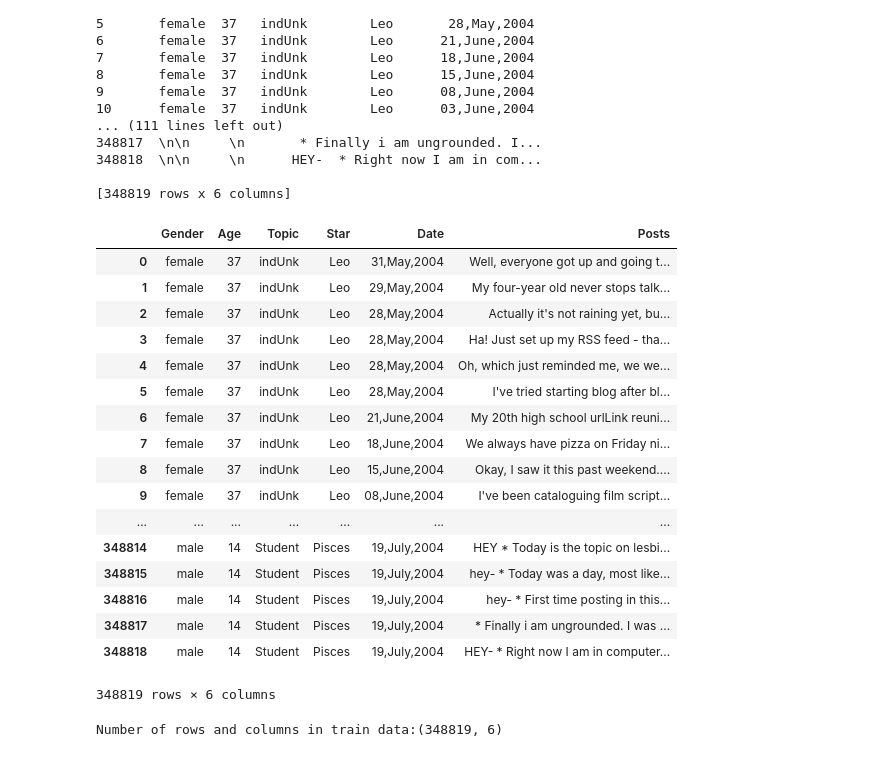
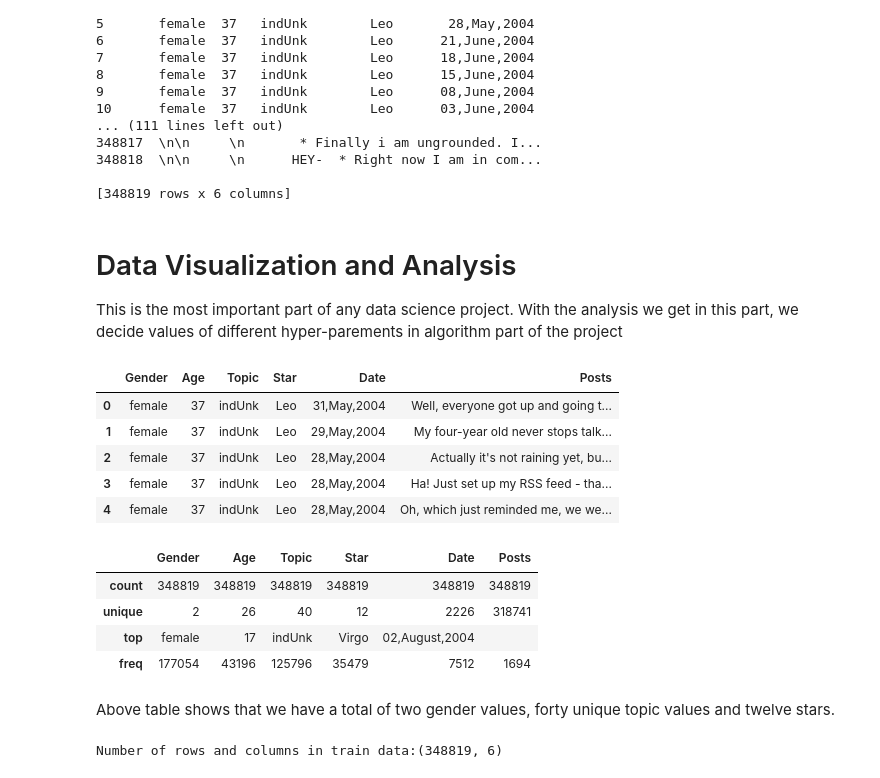
Before and after one commit to ExpertsVision/ML_DS_Tutorials, a Jupyter notebook: zodiac_star_pred.ipynb, the cells around one changed output. Cells and saved outputs as stored; diff of their text form; code cells hidden in the pictures.

```diff
--- a/zodiac_star_pred.ipynb
+++ b/zodiac_star_pred.ipynb
@@ -151,27 +169,28 @@ print(df)
 [348819 rows x 6 columns]
 # %%
 df.Posts=df.Posts.iloc[:].str.strip()
+# %% [markdown]
+# Data Visualization and Analysis
+This is the most important part of any data science project. With the analysis we get in this part, we decide values of different hyper-parements in algorithm part of the project
 # %%
-df
+df.head()
 # %% [output]
 |  | Gender | Age | Topic | Star | Date | Posts |
 | 0 | female | 37 | indUnk | Leo | 31,May,2004 | Well, everyone got up and going t... |
 | 1 | female | 37 | indUnk | Leo | 29,May,2004 | My four-year old never stops talk... |
 | 2 | female | 37 | indUnk | Leo | 28,May,2004 | Actually it's not raining yet, bu... |
 | 3 | female | 37 | indUnk | Leo | 28,May,2004 | Ha! Just set up my RSS feed - tha... |
 | 4 | female | 37 | indUnk | Leo | 28,May,2004 | Oh, which just reminded me, we we... |
-| 5 | female | 37 | indUnk | Leo | 28,May,2004 | I've tried starting blog after bl... |
-| 6 | female | 37 | indUnk | Leo | 21,June,2004 | My 20th high school urlLink reuni... |
-| 7 | female | 37 | indUnk | Leo | 18,June,2004 | We always have pizza on Friday ni... |
-| 8 | female | 37 | indUnk | Leo | 15,June,2004 | Okay, I saw it this past weekend.... |
-| 9 | female | 37 | indUnk | Leo | 08,June,2004 | I've been cataloguing film script... |
-| ... | ... | ... | ... | ... | ... | ... |
-| 348814 | male | 14 | Student | Pisces | 19,July,2004 | HEY * Today is the topic on lesbi... |
-| 348815 | male | 14 | Student | Pisces | 19,July,2004 | hey- * Today was a day, most like... |
-| 348816 | male | 14 | Student | Pisces | 19,July,2004 | hey- * First time posting in this... |
-| 348817 | male | 14 | Student | Pisces | 19,July,2004 | * Finally i am ungrounded. I was ... |
-| 348818 | male | 14 | Student | Pisces | 19,July,2004 | HEY- * Right now I am in computer... |
-348819 rows × 6 columns
+# %%
+df.describe()
+# %% [output]
+|  | Gender | Age | Topic | Star | Date | Posts |
+| count | 348819 | 348819 | 348819 | 348819 | 348819 | 348819 |
+| unique | 2 | 26 | 40 | 12 | 2226 | 318741 |
+| top | female | 17 | indUnk | Virgo | 02,August,2004 |  |
+| freq | 177054 | 43196 | 125796 | 35479 | 7512 | 1694 |
+# %% [markdown]
+Above table shows that we have a total of two gender values, forty unique topic values and twelve stars.
 # %%
 print('Number of rows and columns in train data:{}' .format(df.shape))
 # %% [output]
```
Also changed, not shown: parts of 64 cells of this notebook.
